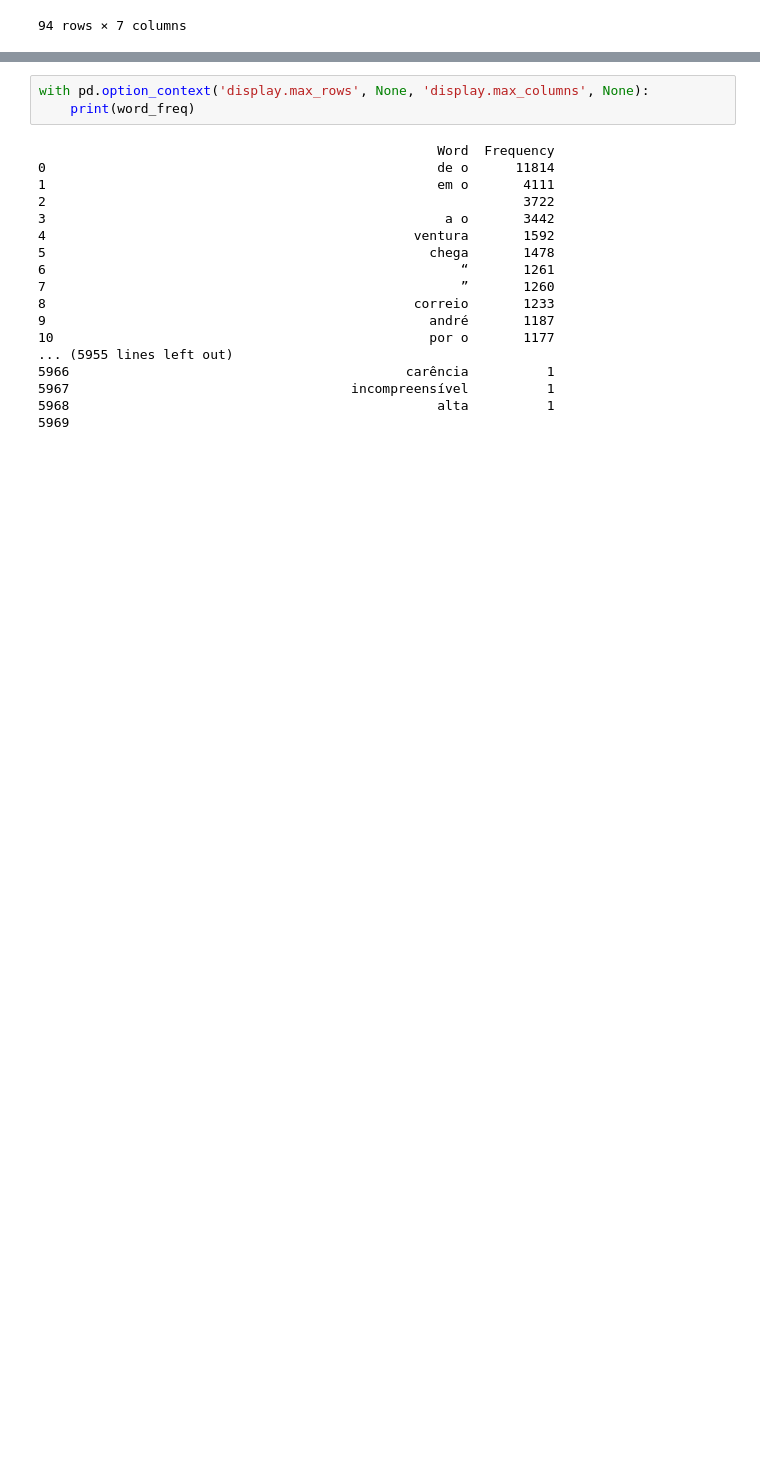
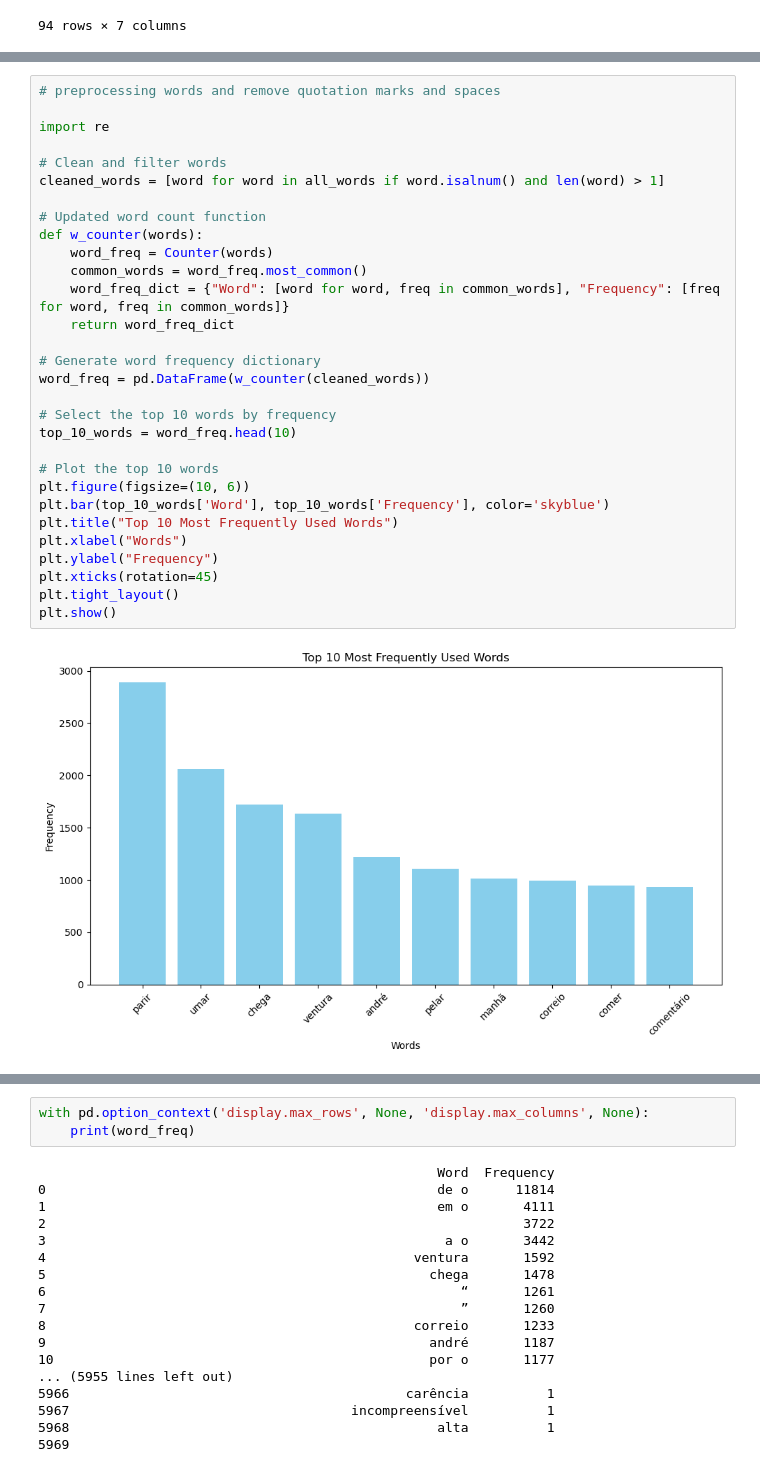
Before and after one commit to hxnn3sgit/FDS_Project, a Jupyter notebook: 2nd_deliverable_copy.ipynb, the cells around one changed output, grey strips where cells are left out. Drawn from its saved outputs; the diff is of its cells as text; blank space fills up the shorter version.

Commit message:
worked on top 10 most frequent words and ngrams, does not work properly

```diff
--- a/2nd_deliverable_copy.ipynb
+++ b/2nd_deliverable_copy.ipynb
@@ -415,0 +441,32 @@ plt.show()
+# %%
+# preprocessing words and remove quotation marks and spaces
+
+import re
+
+# Clean and filter words
+cleaned_words = [word for word in all_words if word.isalnum() and len(word) > 1]
+
+# Updated word count function
+def w_counter(words):
+    word_freq = Counter(words)
+    common_words = word_freq.most_common()
+    word_freq_dict = {"Word": [word for word, freq in common_words], "Frequency": [freq for word, freq in common_words]}
+    return word_freq_dict
+
+# Generate word frequency dictionary
+word_freq = pd.DataFrame(w_counter(cleaned_words))
+
+# Select the top 10 words by frequency
+top_10_words = word_freq.head(10)
+
+# Plot the top 10 words
+plt.figure(figsize=(10, 6))
+plt.bar(top_10_words['Word'], top_10_words['Frequency'], color='skyblue')
+plt.title("Top 10 Most Frequently Used Words")
+plt.xlabel("Words")
+plt.ylabel("Frequency")
+plt.xticks(rotation=45)
+plt.tight_layout()
+plt.show()
+# %% [output]
+[figure, added]
```
Also changed, not shown: parts of 8 cells of this notebook.
